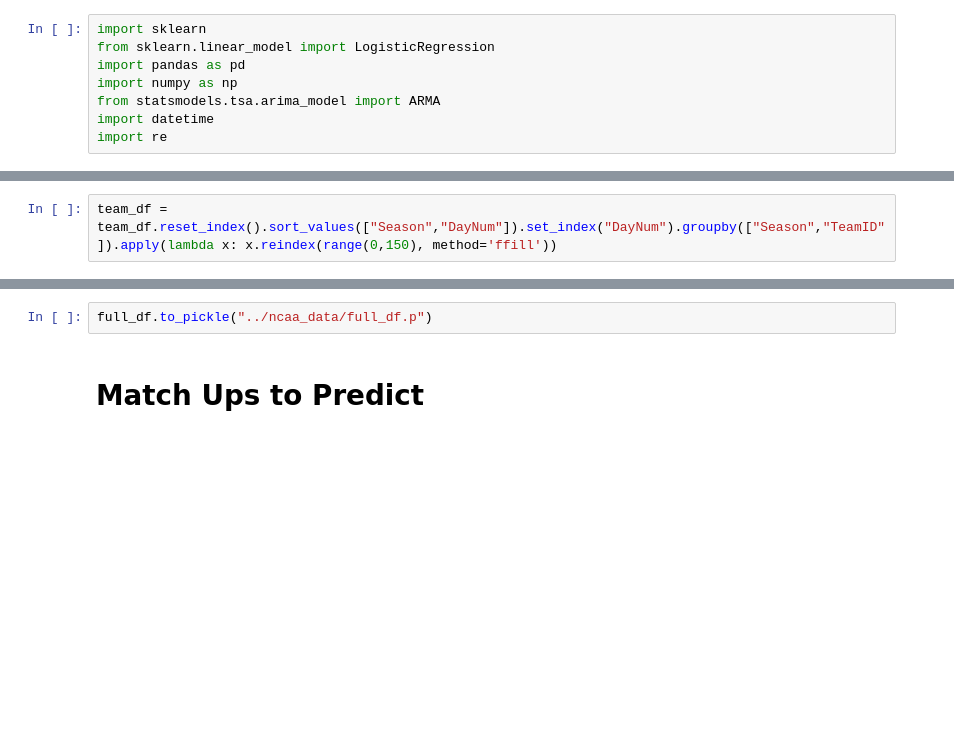
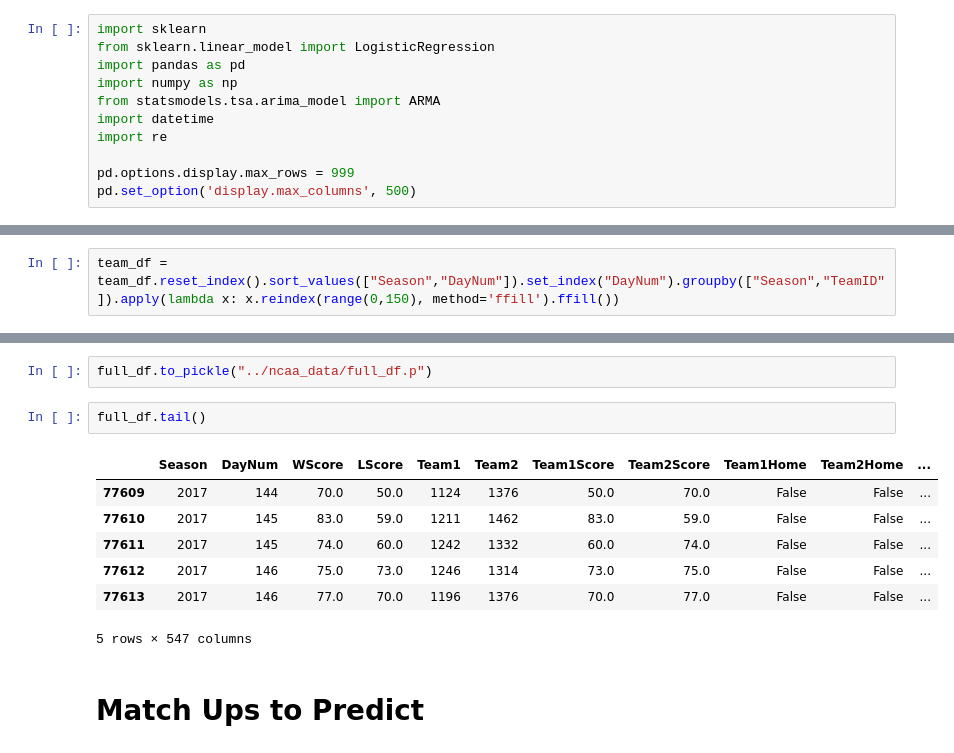
Before and after one commit to codybraun/ncaa, a Jupyter notebook: Data Cleaning.ipynb, the cells around one changed output, grey strips where cells are left out. Cells and saved outputs as stored; diff of their text form; blank space fills up the shorter version.

```diff
--- a/Data Cleaning.ipynb
+++ b/Data Cleaning.ipynb
@@ -6,6 +6,9 @@ import numpy as np
 from statsmodels.tsa.arima_model import ARMA
 import datetime
 import re
+
+pd.options.display.max_rows = 999
+pd.set_option('display.max_columns', 500)
 # %% [markdown]
 # Load CSVs
 # %%
@@ -54,7 +61,7 @@ massey = massey.fillna(massey.mean())
 # %%
 team_df = team_df.set_index(["Season","TeamID","DayNum"]).join(massey, how="left")
 # %%
-team_df = team_df.reset_index().sort_values(["Season","DayNum"]).set_index("DayNum").groupby(["Season","TeamID"]).apply(lambda x: x.reindex(range(0,150), method='ffill'))
+team_df = team_df.reset_index().sort_values(["Season","DayNum"]).set_index("DayNum").groupby(["Season","TeamID"]).apply(lambda x: x.reindex(range(0,150), method='ffill').ffill())
 # %% [markdown]
 # Clean Up and Make Some Columns MA
 # %%
@@ -144,6 +147,16 @@ for column in ma_columns:
         print(e)
 # %%
 full_df.to_pickle("../ncaa_data/full_df.p")
+# %%
+full_df.tail()
+# %% [output]
+|  | Season | DayNum | WScore | LScore | Team1 | Team2 | Team1Score | Team2Score | Team1Home | Team2Home | ... |
+| 77609 | 2017 | 144 | 70.0 | 50.0 | 1124 | 1376 | 50.0 | 70.0 | False | False | ... |
+| 77610 | 2017 | 145 | 83.0 | 59.0 | 1211 | 1462 | 83.0 | 59.0 | False | False | ... |
+| 77611 | 2017 | 145 | 74.0 | 60.0 | 1242 | 1332 | 60.0 | 74.0 | False | False | ... |
+| 77612 | 2017 | 146 | 75.0 | 73.0 | 1246 | 1314 | 73.0 | 75.0 | False | False | ... |
+| 77613 | 2017 | 146 | 77.0 | 70.0 | 1196 | 1376 | 70.0 | 77.0 | False | False | ... |
+5 rows × 547 columns
 # %% [markdown]
 # Match Ups to Predict
 # %%
```
Also changed, not shown: parts of 4 cells of this notebook, 2 other files.
